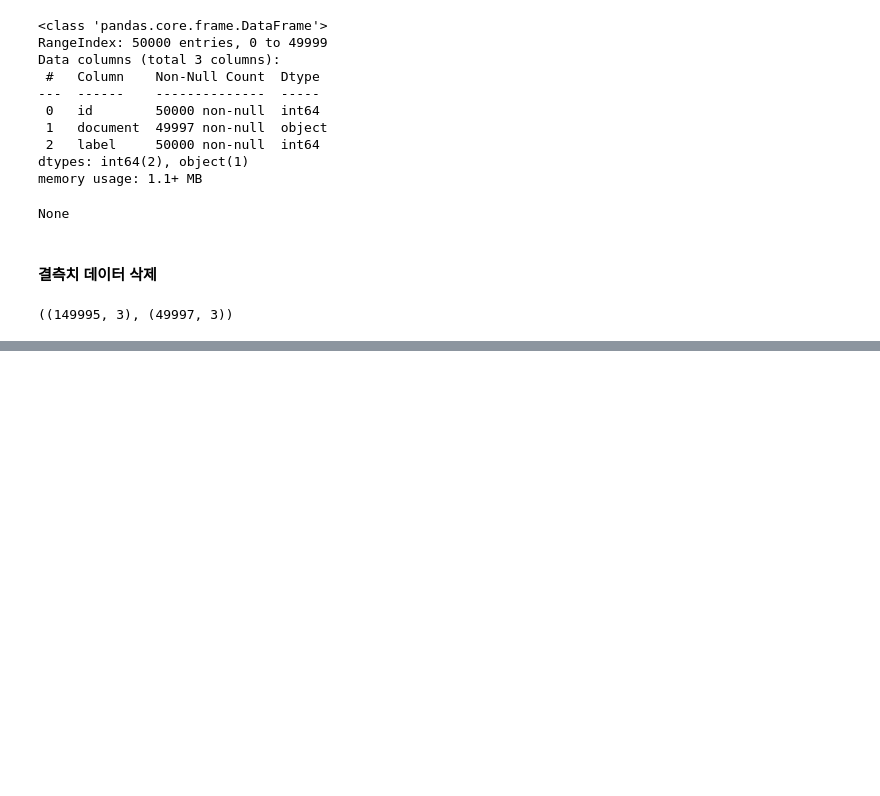
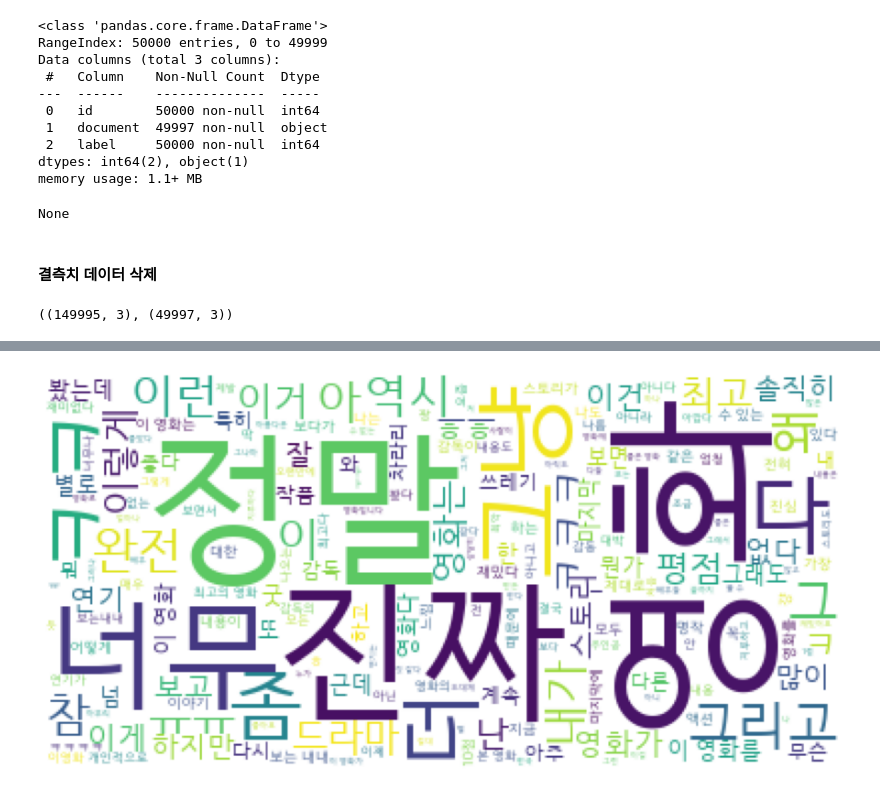
Before and after one commit to Lee-bumgi/AI_Class, a Jupyter notebook: A.Regression/22.08.01_text mining 기초.ipynb, the cells around one changed output, grey strips where cells are left out. Saved outputs shown, nothing was run; the diff lists cells and outputs as text; code cells hidden in the pictures; blank space fills up the shorter version.

```diff
--- a/A.Regression/22.08.01_text mining 기초.ipynb
+++ b/A.Regression/22.08.01_text mining 기초.ipynb
@@ -92,0 +141,5 @@ train.shape, test.shape
+# %%
+tmp = [doc.split(" ") for doc in text_train]
+token_list=[]
+for t in tmp:
+    token_list += t
@@ -92,0 +192,2 @@ train.shape, test.shape
+# %%
+token_list = [t for doc in text_train for t in doc.split(" ")]
@@ -92,0 +222,4 @@ train.shape, test.shape
+# %%
+reviews = " ".join(token_list) #하나의 문자열로 변경
+# %%
+cloud = wc.generate_from_text(reviews)
@@ -92,0 +228,8 @@ train.shape, test.shape
+# %%
+plt.figure(figsize=(20,8))
+plt.imshow(cloud)
+plt.axis('off') # x축, y축 끄기
+plt.savefig('./naver_movie_wordcloud.jpg') # 그림저장
+plt.show()
+# %% [output]
+[figure, added]
```
Also changed, not shown: parts of 59 cells of this notebook, 1 other file.
